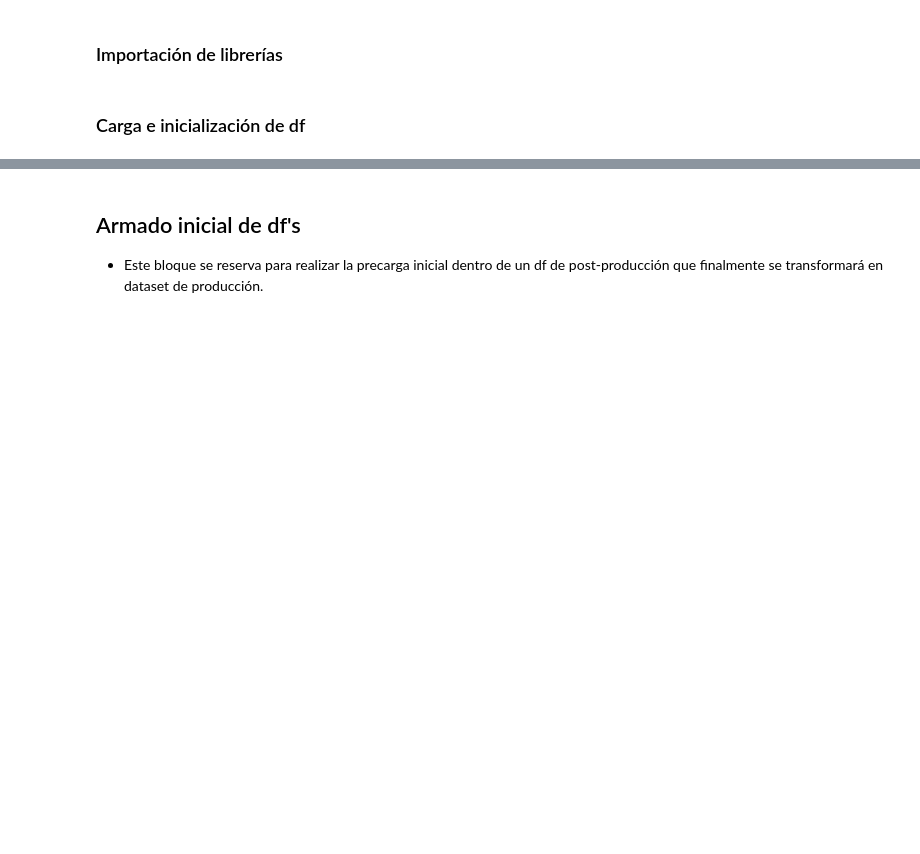
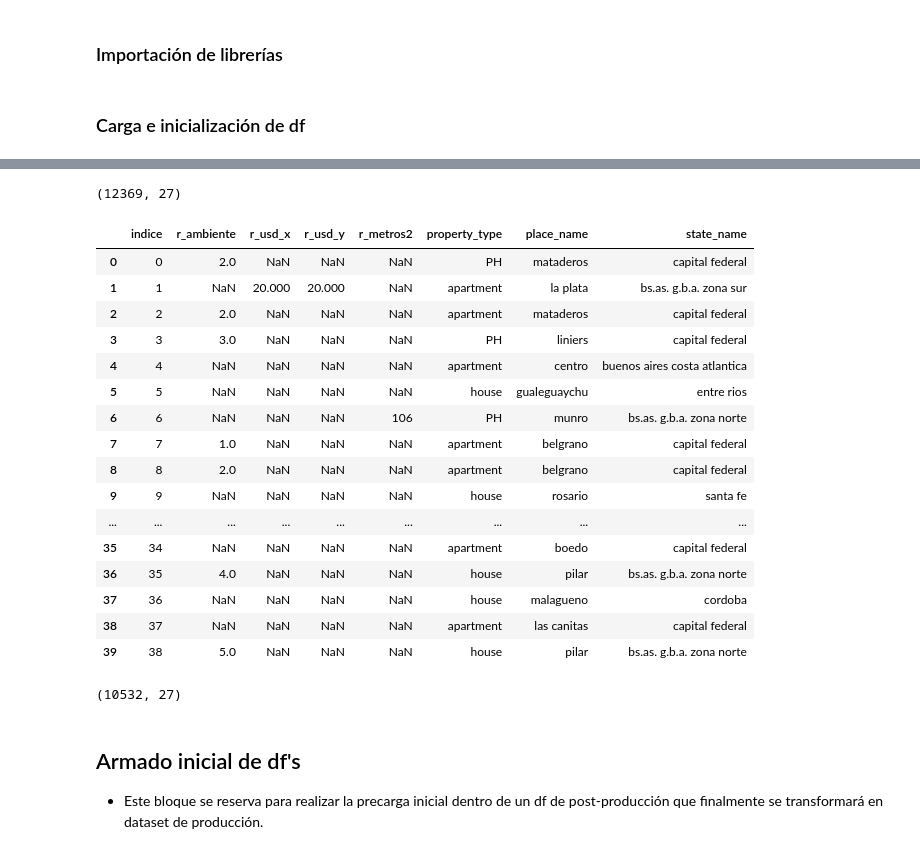
Before and after one commit to capereiro/practicoDesafio.01, a Jupyter notebook: nbs/CP_desarrollo.ipynb, the cells around one changed output, grey strips where cells are left out. Drawn from its saved outputs; the diff is of its cells as text; code cells hidden in the pictures; blank space fills up the shorter version.

```diff
--- a/nbs/CP_desarrollo.ipynb
+++ b/nbs/CP_desarrollo.ipynb
@@ -44,0 +59,4 @@ df.columns.unique
+# %%
+df[(df['surface_total_in_m2'].isnull())&(df['surface_covered_in_m2'].isnull())].shape
+# %% [output]
+(12369, 27)
@@ -45,3 +65,29 @@ df.columns.unique
+# %%
+lista_carac = ['property_type','place_name','state_name']
+# %%
+pospo.merge(df[lista_carac].head(ca_filas), left_index=True, right_index=True)
+# %% [output]
+|  | indice | r_ambiente | r_usd_x | r_usd_y | r_metros2 | property_type | place_name | state_name |
+| 0 | 0 | 2.0 | NaN | NaN | NaN | PH | mataderos | capital federal |
+| 1 | 1 | NaN | 20.000 | 20.000 | NaN | apartment | la plata | bs.as. g.b.a. zona sur |
+| 2 | 2 | 2.0 | NaN | NaN | NaN | apartment | mataderos | capital federal |
+| 3 | 3 | 3.0 | NaN | NaN | NaN | PH | liniers | capital federal |
+| 4 | 4 | NaN | NaN | NaN | NaN | apartment | centro | buenos aires costa atlantica |
+| 5 | 5 | NaN | NaN | NaN | NaN | house | gualeguaychu | entre rios |
+| 6 | 6 | NaN | NaN | NaN | 106 | PH | munro | bs.as. g.b.a. zona norte |
+| 7 | 7 | 1.0 | NaN | NaN | NaN | apartment | belgrano | capital federal |
+| 8 | 8 | 2.0 | NaN | NaN | NaN | apartment | belgrano | capital federal |
+| 9 | 9 | NaN | NaN | NaN | NaN | house | rosario | santa fe |
+| ... | ... | ... | ... | ... | ... | ... | ... | ... |
+| 35 | 34 | NaN | NaN | NaN | NaN | apartment | boedo | capital federal |
+| 36 | 35 | 4.0 | NaN | NaN | NaN | house | pilar | bs.as. g.b.a. zona norte |
+| 37 | 36 | NaN | NaN | NaN | NaN | house | malagueno | cordoba |
+| 38 | 37 | NaN | NaN | NaN | NaN | apartment | las canitas | capital federal |
+| 39 | 38 | 5.0 | NaN | NaN | NaN | house | pilar | bs.as. g.b.a. zona norte |
+# %%
+df[(df['lat-lon'].notnull())&(df.geonames_id.isnull())].shape
+# %% [output]
+(10532, 27)
 # %% [markdown]
 ## Armado inicial de df's
 * Este bloque se reserva para realizar la precarga inicial dentro de un df de post-producción que finalmente se transformará en dataset de producción.
```
Also changed, not shown: parts of 29 cells of this notebook, 1 other file.
